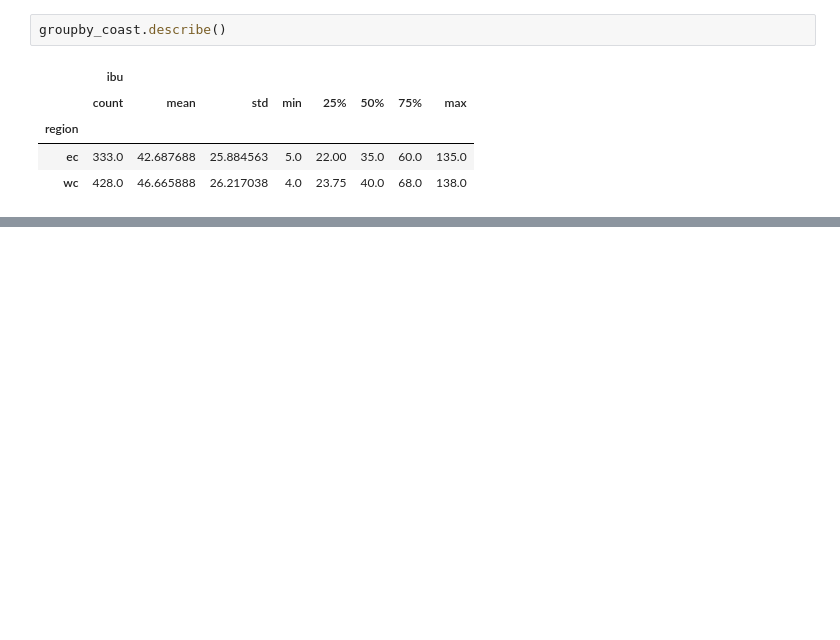
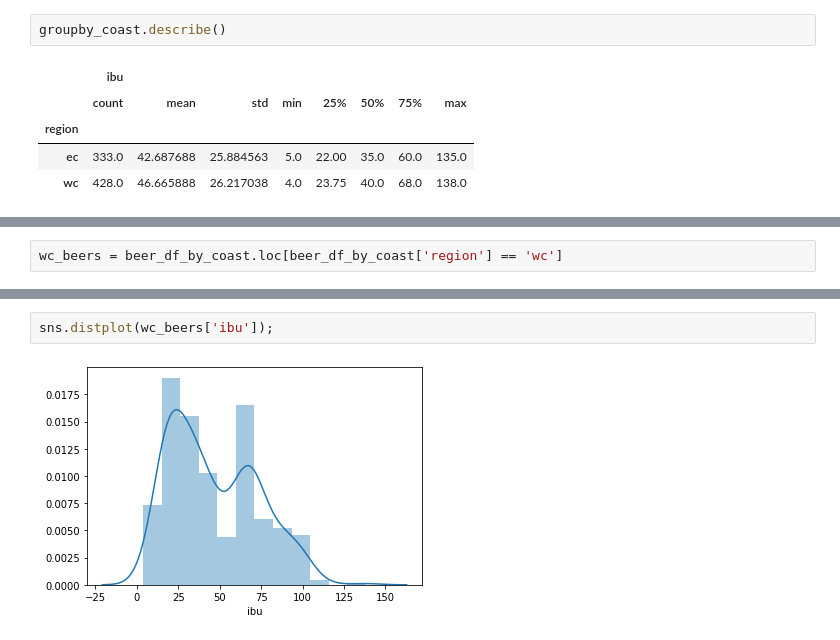
Before and after one commit to josephimathias/Beer-Hypothesis-Testing, a Jupyter notebook: Coastal IBUs.ipynb, the cells around one changed output, grey strips where cells are left out. Drawn from its saved outputs; the diff is of its cells as text; blank space fills up the shorter version.

```diff
--- a/Coastal IBUs.ipynb
+++ b/Coastal IBUs.ipynb
@@ -19,0 +23,2 @@ groupby_coast.describe()
+# %%
+wc_beers = beer_df_by_coast.loc[beer_df_by_coast['region'] == 'wc']
@@ -19,0 +56,4 @@ groupby_coast.describe()
+# %%
+sns.distplot(wc_beers['ibu']);
+# %% [output]
+[figure, added]
```
Also changed, not shown: parts of 14 cells of this notebook.
